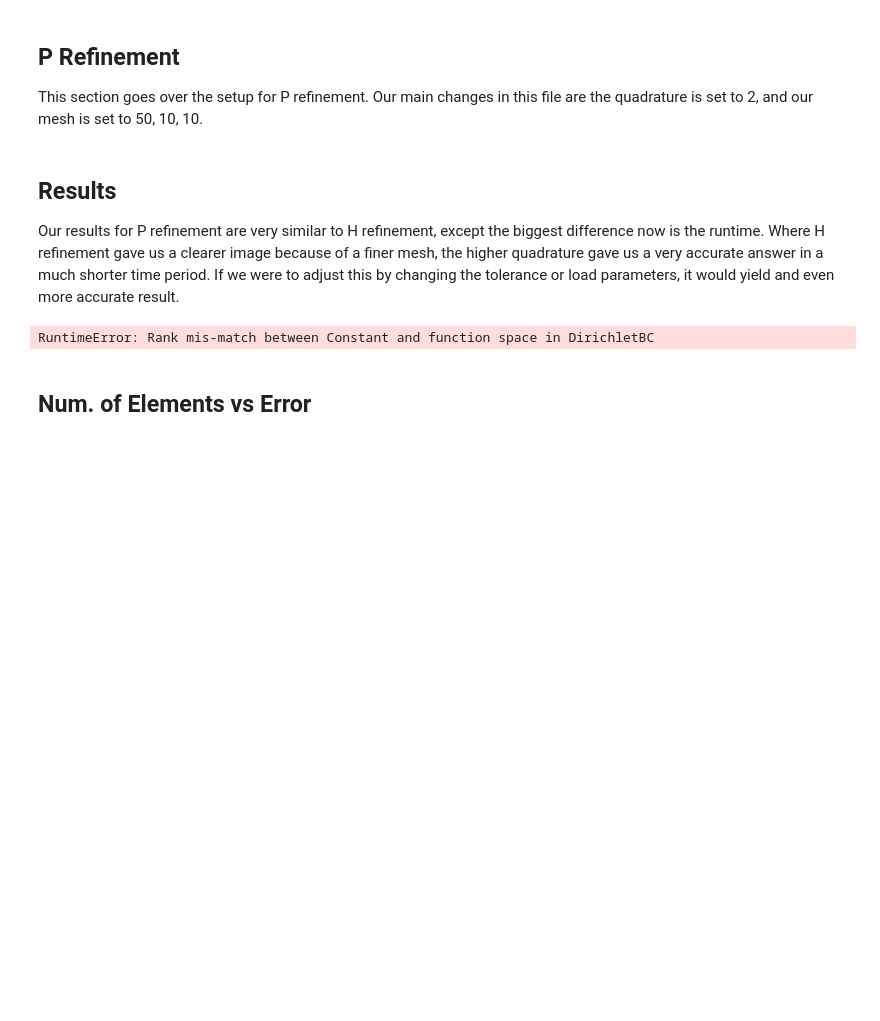
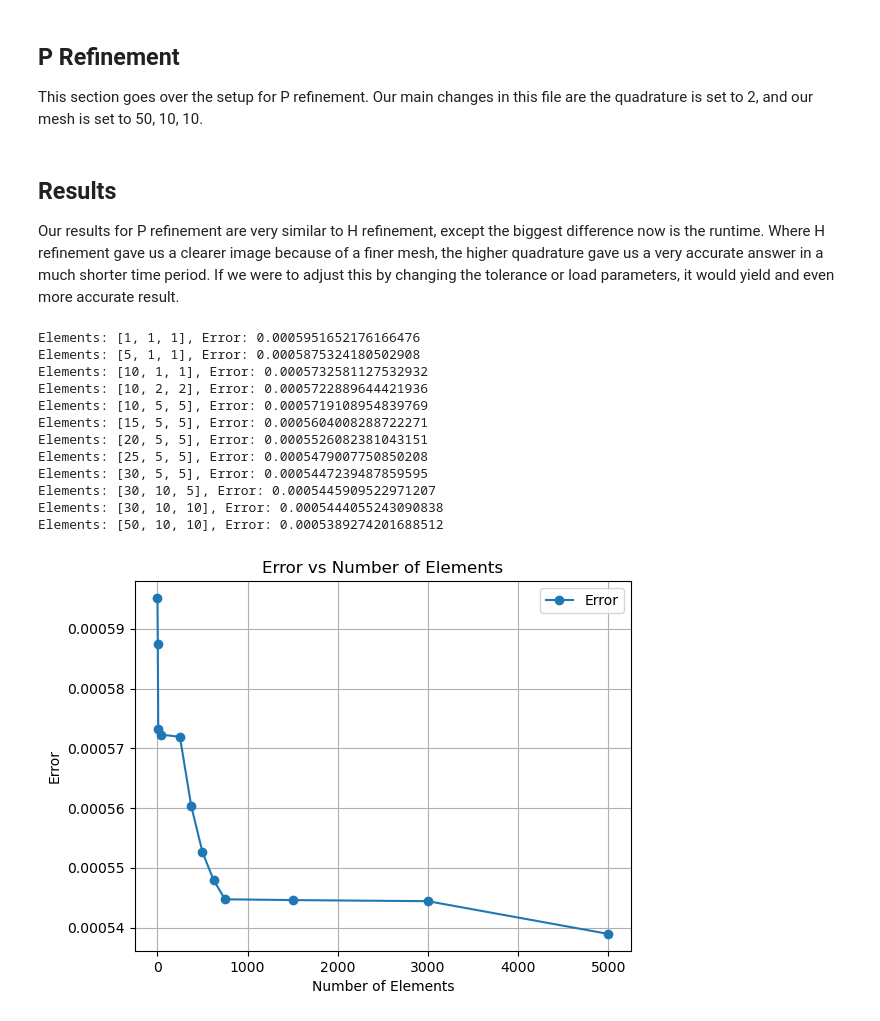
Before and after one commit to K-batonisashvili/Computational-Mechanics-Nonlinear-Systems, a Jupyter notebook: Assignment-4/Part-2/FEniCSx_P_H_Mesh_Analysis.ipynb, the cells around one changed output. Saved outputs shown, nothing was run; the diff lists cells and outputs as text; code cells hidden in the pictures; blank space fills up the shorter version.

```diff
--- a/Assignment-4/Part-2/FEniCSx_P_H_Mesh_Analysis.ipynb
+++ b/Assignment-4/Part-2/FEniCSx_P_H_Mesh_Analysis.ipynb
@@ -264,7 +264,7 @@ L, W, H = 10.0, 1.0, 0.5  # Length, width, height
 def compute_error(num_elements):
     # Create a 3D bridge mesh
     domain = mesh.create_box(MPI.COMM_WORLD, [[0.0, 0.0, 0.0], [L, W, H]], num_elements, mesh.CellType.hexahedron)
-    V = fem.functionspace(domain, ("Lagrange", 1))
+    V = fem.functionspace(domain, ("Lagrange", 1, (domain.geometry.dim, )))
     dim = domain.topology.dim
 
     # Material properties for bridge
@@ -296,7 +296,7 @@ def compute_error(num_elements):
 
     left_dofs = fem.locate_dofs_geometrical(V, left_end)
     right_dofs = fem.locate_dofs_geometrical(V, right_end)
-    zero_displacement = np.array([0.0, 0.0, 0.0], dtype=default_scalar_type)
+    zero_displacement = fem.Constant(domain, np.array([0.0, 0.0, 0.0], dtype=default_scalar_type))
     bcs = [fem.dirichletbc(zero_displacement, left_dofs, V),
         fem.dirichletbc(zero_displacement, right_dofs, V)]
 
@@ -312,7 +312,7 @@ def compute_error(num_elements):
 
     # Compute the error
     Inertia = W * H**3 / 12  # Moment of inertia for cross-section
-    u_analytic = lambda x: (q_value / (24 * E_value * Inertia)) * (x**4 - 2 * L * x**3 + L**3 * x)
+    u_analytic = lambda x: (q.value[2] / (24 * E.value * Inertia)) * (x**4 - 2 * L * x**3 + L**3 * x)
     x = np.linspace(0, L, 100)
     points = np.zeros((3, 100))
     points[0] = x
@@ -330,34 +330,44 @@ def compute_error(num_elements):
             points_on_proc.append(point)
             cells.append(colliding_cells.links(i)[0])
 
     points_on_proc = np.array(points_on_proc, dtype=np.float64)
     u_values = solution.eval(points_on_proc, cells)
 
     u_analytic_values = u_analytic(points_on_proc[:, 0])
     error = np.max(np.abs(u_values[:, 2] - u_analytic_values))
     return error
 
 # Loop over different mesh resolutions and compute errors
-num_elements_list = [[10, 2, 2], [20, 5, 5], [40, 10, 10], [80, 20, 20], [100, 25, 25]]
+num_elements_list = [[1, 1, 1], [5, 1, 1], [10, 1, 1], [10, 2, 2], [10, 5, 5], [15, 5, 5], [20, 5, 5], [25, 5, 5], [30, 5, 5], [30, 10, 5], [30, 10, 10], [50, 10, 10]]
 errors = []
 
 for num_elements in num_elements_list:
     error = compute_error(num_elements)
     errors.append(error)
     print(f"Elements: {num_elements}, Error: {error}")
 
 # Plot the error vs number of elements
 num_elements_flat = [np.prod(ne) for ne in num_elements_list]  # Total number of elements
 plt.figure()
 plt.plot(num_elements_flat, errors, marker="o", label="Error")
 plt.xlabel("Number of Elements")
 plt.ylabel("Error")
 plt.title("Error vs Number of Elements")
 plt.grid(True)
 plt.legend()
 plt.savefig("Error_vs_Number_of_Elements.png")
 plt.show()
 # %% [output]
-RuntimeError: Rank mis-match between Constant and function space in DirichletBC
+Elements: [1, 1, 1], Error: 0.0005951652176166476
+Elements: [5, 1, 1], Error: 0.0005875324180502908
+Elements: [10, 1, 1], Error: 0.0005732581127532932
+Elements: [10, 2, 2], Error: 0.0005722889644421936
+Elements: [10, 5, 5], Error: 0.0005719108954839769
+Elements: [15, 5, 5], Error: 0.0005604008288722271
+Elements: [20, 5, 5], Error: 0.0005526082381043151
+Elements: [25, 5, 5], Error: 0.0005479007750850208
+Elements: [30, 5, 5], Error: 0.0005447239487859595
+Elements: [30, 10, 5], Error: 0.0005445909522971207
+Elements: [30, 10, 10], Error: 0.0005444055243090838
+Elements: [50, 10, 10], Error: 0.0005389274201688512
+[figure, added]
-# %% [markdown]
-## Num. of Elements vs Error
```
Also changed, not shown: parts of 1 cell of this notebook, 1 other file.
